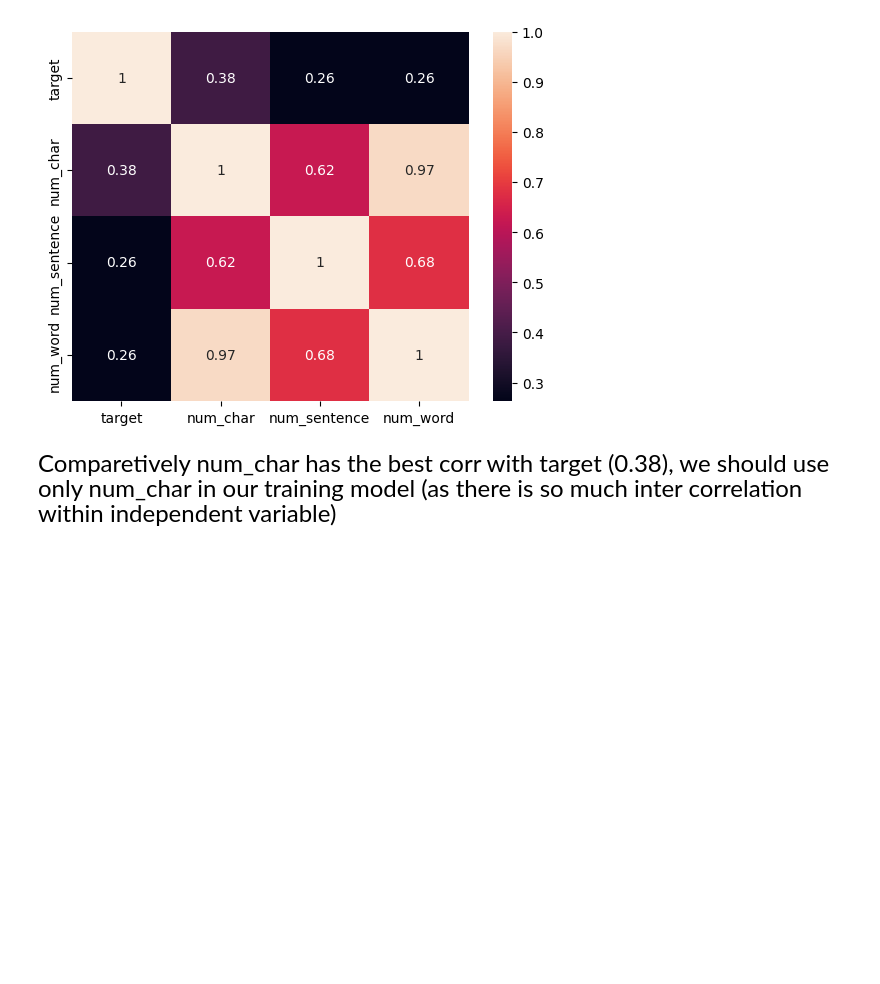
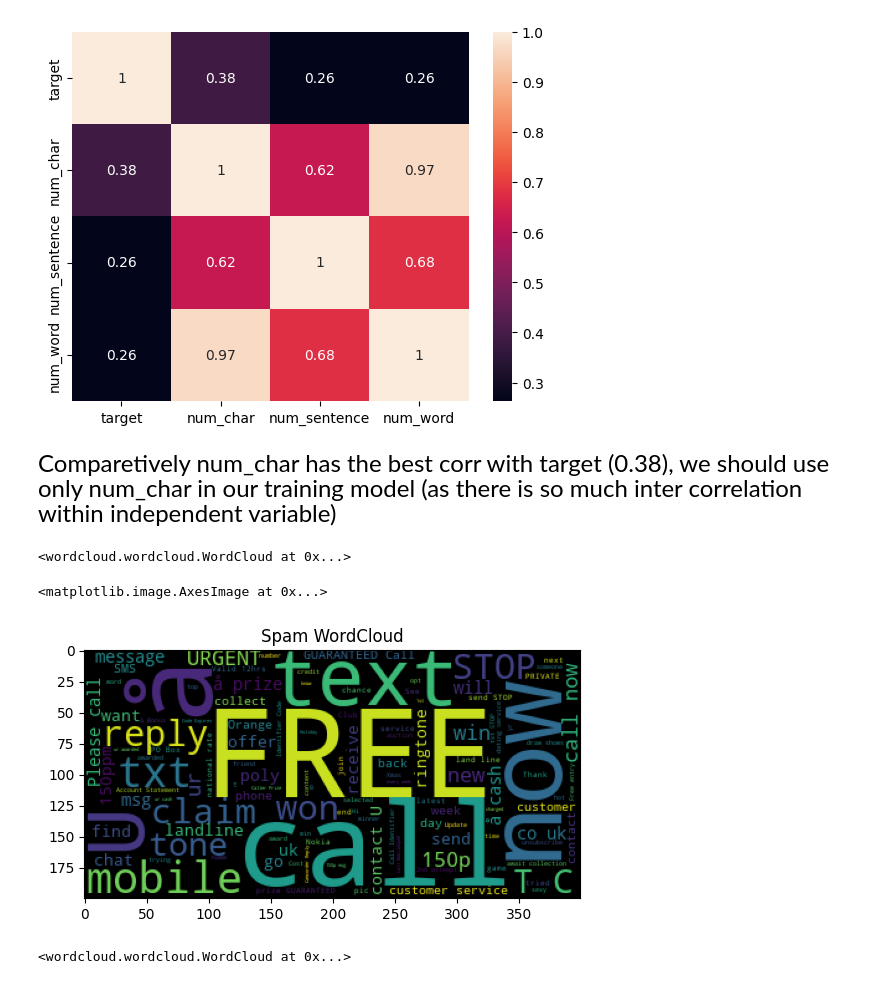
Before and after one commit to gitAnuragMishra/SMS-Email-classifier, a Jupyter notebook: EDA.ipynb, the cells around one changed output. Saved outputs shown, nothing was run; the diff lists cells and outputs as text; code cells hidden in the pictures; blank space fills up the shorter version.

```diff
--- a/EDA.ipynb
+++ b/EDA.ipynb
@@ -153,3 +151,20 @@ sns.heatmap(df[[ 'target', 'num_char', 'num_sentence', 'num_word']].corr(), anno
 [figure]
 # %% [markdown]
 <font size = 5>Comparetively num_char has the best corr with target (0.38), we should use only num_char in our training model (as there is so much inter correlation within independent variable) </font>
+# %%
+from wordcloud import WordCloud
+wc = WordCloud()
+# %%
+wc.generate(df[df['target']==1]['text'].str.cat(sep=' '))
+# %% [output]
+<wordcloud.wordcloud.WordCloud at 0x...>
+# %%
+plt.title("Spam WordCloud")
+plt.imshow(wc)
+# %% [output]
+<matplotlib.image.AxesImage at 0x...>
+[figure, added]
+# %%
+wc.generate(df[df['target']==0]['text'].str.cat(sep=' '))
+# %% [output]
+<wordcloud.wordcloud.WordCloud at 0x...>
```
Also changed, not shown: parts of 19 cells of this notebook.
